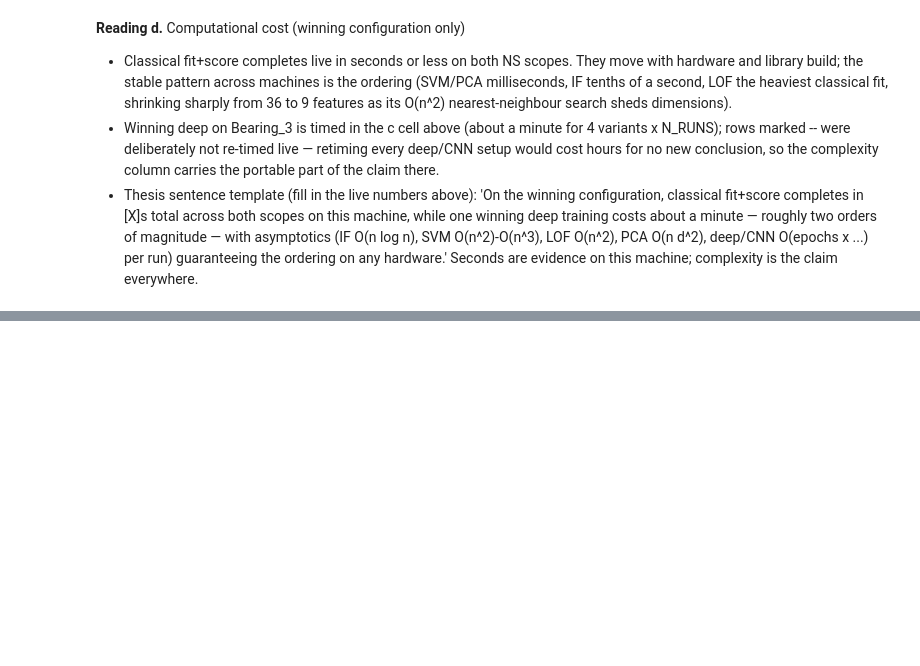
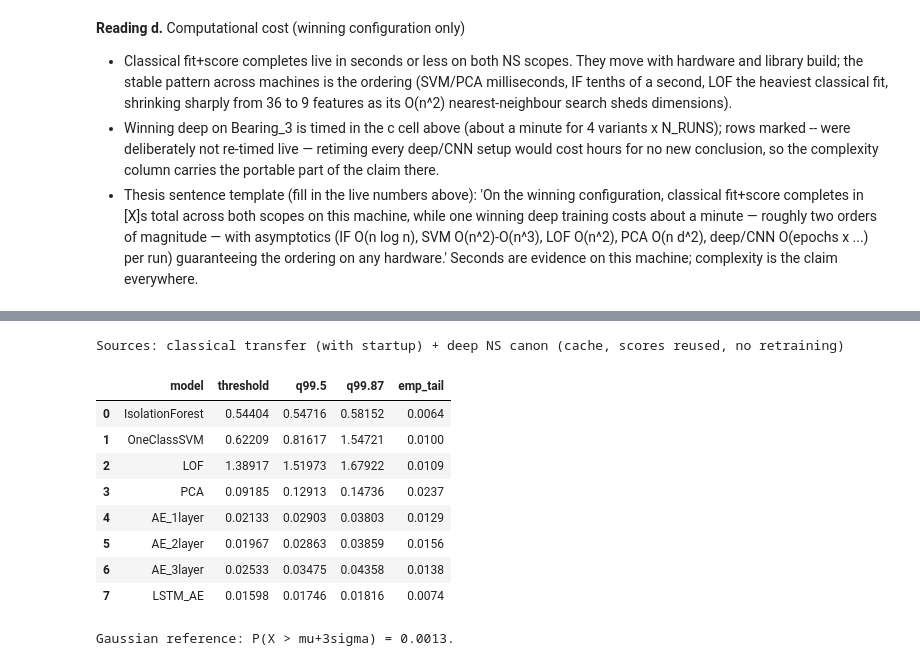
Before and after one commit to maidabiber/anomaly-detection-thesis, a Jupyter notebook: notebooks/analyze_3rd_test_v2.ipynb, the cells around one changed output, grey strips where cells are left out. Drawn from its saved outputs; the diff is of its cells as text; code cells hidden in the pictures; blank space fills up the shorter version.

```diff
--- a/notebooks/analyze_3rd_test_v2.ipynb
+++ b/notebooks/analyze_3rd_test_v2.ipynb
@@ -1771,0 +1776,47 @@ NOTE: timings cover the WINNING configuration only (single parameter set), not t
+# %%
+import numpy as np, pandas as pd
+import src.config as config
+from src.cache import load as _cle
+_cl_e = None; _dp_e = None; _src_e = 'cache'
+try:
+    _cl_e = winning_results
+    _src_e = 'memory/classical'
+except NameError:
+    pass
+try:
+    _dp_e = deep_results_ns
+    _src_e += '+memory/deep'
+except NameError:
+    pass
+if _cl_e is None:
+    _c3e = _cle('3rd_test_v2/winning_classical')
+    _cl_e = _c3e['results'] if ('results' in _c3e) else _c3e
+if _dp_e is None:
+    _dp_e = _cle('3rd_test_v2/deep_ns_winners')
+print("Sources: classical transfer (with startup) + deep NS canon (" + _src_e + ", scores reused, no retraining)")
+rows_e = []
+for _n, _r in _cl_e.items():
+    _v = np.asarray(_r['val_scores']); _t = float(_r['threshold'])
+    rows_e.append({'model': _n, 'threshold': round(_t, 5),
+        'q99.5': round(float(np.percentile(_v, 99.5)), 5), 'q99.87': round(float(np.percentile(_v, 99.87)), 5),
+        'emp_tail': round(float((_v > _t).mean()), 4)})
+for _n in ['AE_1layer', 'AE_2layer', 'AE_3layer', 'LSTM_AE']:
+    _r = _dp_e[_n]
+    _v = np.asarray(_r['val_scores']); _t = float(_r['threshold'])
+    rows_e.append({'model': _n, 'threshold': round(_t, 5),
+        'q99.5': round(float(np.percentile(_v, 99.5)), 5), 'q99.87': round(float(np.percentile(_v, 99.87)), 5),
+        'emp_tail': round(float((_v > _t).mean()), 4)})
+display(pd.DataFrame(rows_e))
+print('Gaussian reference: P(X > mu+3sigma) = 0.0013.')
+# %% [output]
+Sources: classical transfer (with startup) + deep NS canon (cache, scores reused, no retraining)
+|  | model | threshold | q99.5 | q99.87 | emp_tail |
+| 0 | IsolationForest | 0.54404 | 0.54716 | 0.58152 | 0.0064 |
+| 1 | OneClassSVM | 0.62209 | 0.81617 | 1.54721 | 0.0100 |
+| 2 | LOF | 1.38917 | 1.51973 | 1.67922 | 0.0109 |
+| 3 | PCA | 0.09185 | 0.12913 | 0.14736 | 0.0237 |
+| 4 | AE_1layer | 0.02133 | 0.02903 | 0.03803 | 0.0129 |
+| 5 | AE_2layer | 0.01967 | 0.02863 | 0.03859 | 0.0156 |
+| 6 | AE_3layer | 0.02533 | 0.03475 | 0.04358 | 0.0138 |
+| 7 | LSTM_AE | 0.01598 | 0.01746 | 0.01816 | 0.0074 |
+Gaussian reference: P(X > mu+3sigma) = 0.0013.
```
Also changed, not shown: parts of 7 cells of this notebook.
